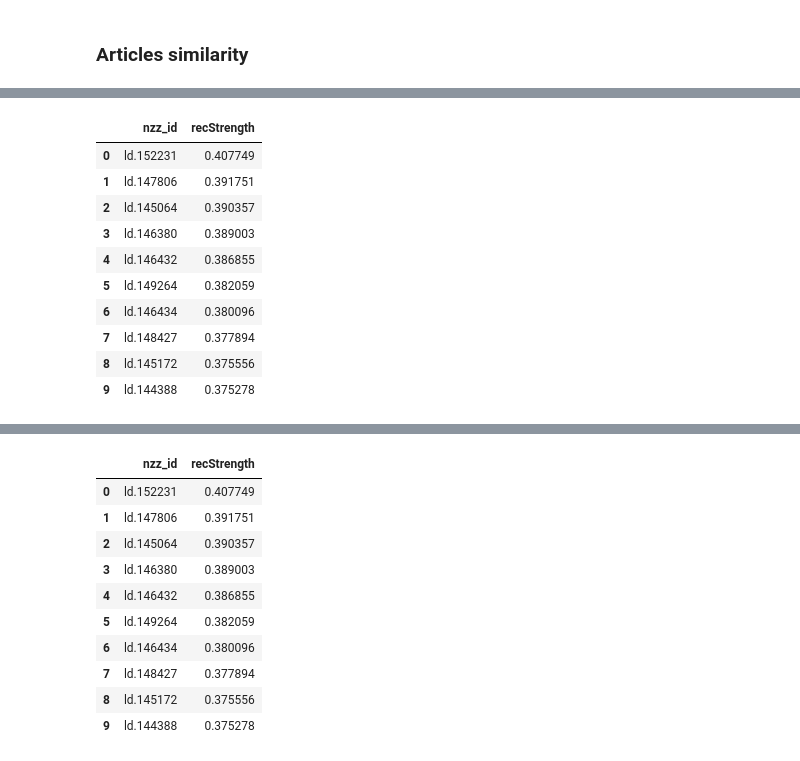
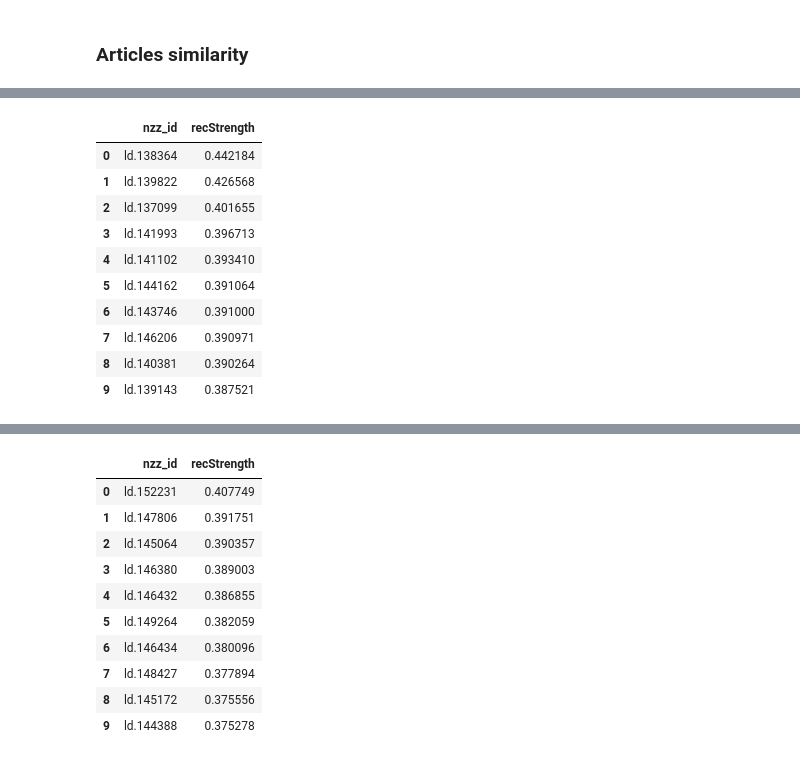
Before and after one commit to amakarewicz/RecommenderSystem, a Jupyter notebook: Agata/articles_similarity_keywords.ipynb, the cells around one changed output, grey strips where cells are left out. Cells and saved outputs as stored; diff of their text form; code cells hidden in the pictures.

```diff
--- a/Agata/articles_similarity_keywords.ipynb
+++ b/Agata/articles_similarity_keywords.ipynb
@@ -24,6 +24,12 @@ from model_evaluator import ModelEvaluator
 # %%
 articles = pd.read_csv('./data/articles_clean.csv')
 articles_lemma = pd.read_csv('./data/articles_lemmatized.csv')
+# %%
+matrix = sparse.load_npz("./vectorized/vec_matrix.npz")
+matrix_lemma = sparse.load_npz("./vectorized/vec_matrix_lemma.npz")
+# %%
+feature_names = np.load('./vectorized/vec_names.npy')
+feature_names_lemma = np.load('./vectorized/vec_names_lemma.npy')
 # %% [markdown]
 ## Wektoryzacja
 # %%
@@ -80,17 +71,17 @@ content_based_recommender_model = ContentBasedRecommender(articles_db=articles,
 # %%
-recs = content_based_recommender_model.recommend(211, ignored=True, limit=10, return_list=False)
+person_recs = content_based_recommender_model.recommend(411, ignored=True, limit=10, return_list=False)
-# %%
-recs
-# %% [output]
-|  | nzz_id | recStrength |
-| 0 | ld.152231 | 0.407749 |
-| 1 | ld.147806 | 0.391751 |
-| 2 | ld.145064 | 0.390357 |
-| 3 | ld.146380 | 0.389003 |
-| 4 | ld.146432 | 0.386855 |
-| 5 | ld.149264 | 0.382059 |
-| 6 | ld.146434 | 0.380096 |
-| 7 | ld.148427 | 0.377894 |
-| 8 | ld.145172 | 0.375556 |
-| 9 | ld.144388 | 0.375278 |
+# %%
+person_recs
+# %% [output]
+|  | nzz_id | recStrength |
+| 0 | ld.138364 | 0.442184 |
+| 1 | ld.139822 | 0.426568 |
+| 2 | ld.137099 | 0.401655 |
+| 3 | ld.141993 | 0.396713 |
+| 4 | ld.141102 | 0.393410 |
+| 5 | ld.144162 | 0.391064 |
+| 6 | ld.143746 | 0.391000 |
+| 7 | ld.146206 | 0.390971 |
+| 8 | ld.140381 | 0.390264 |
+| 9 | ld.139143 | 0.387521 |
 # %%
```
Also changed, not shown: parts of 3 cells of this notebook.
